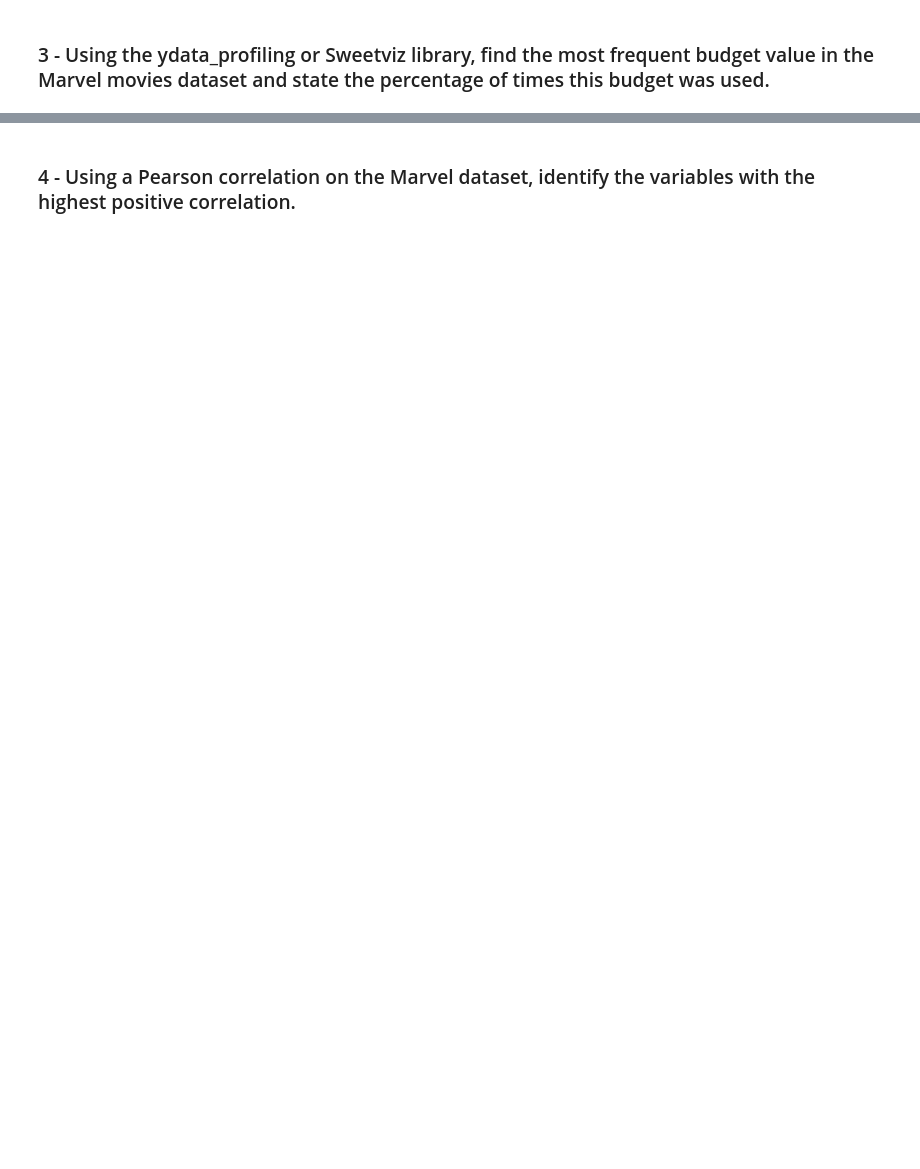
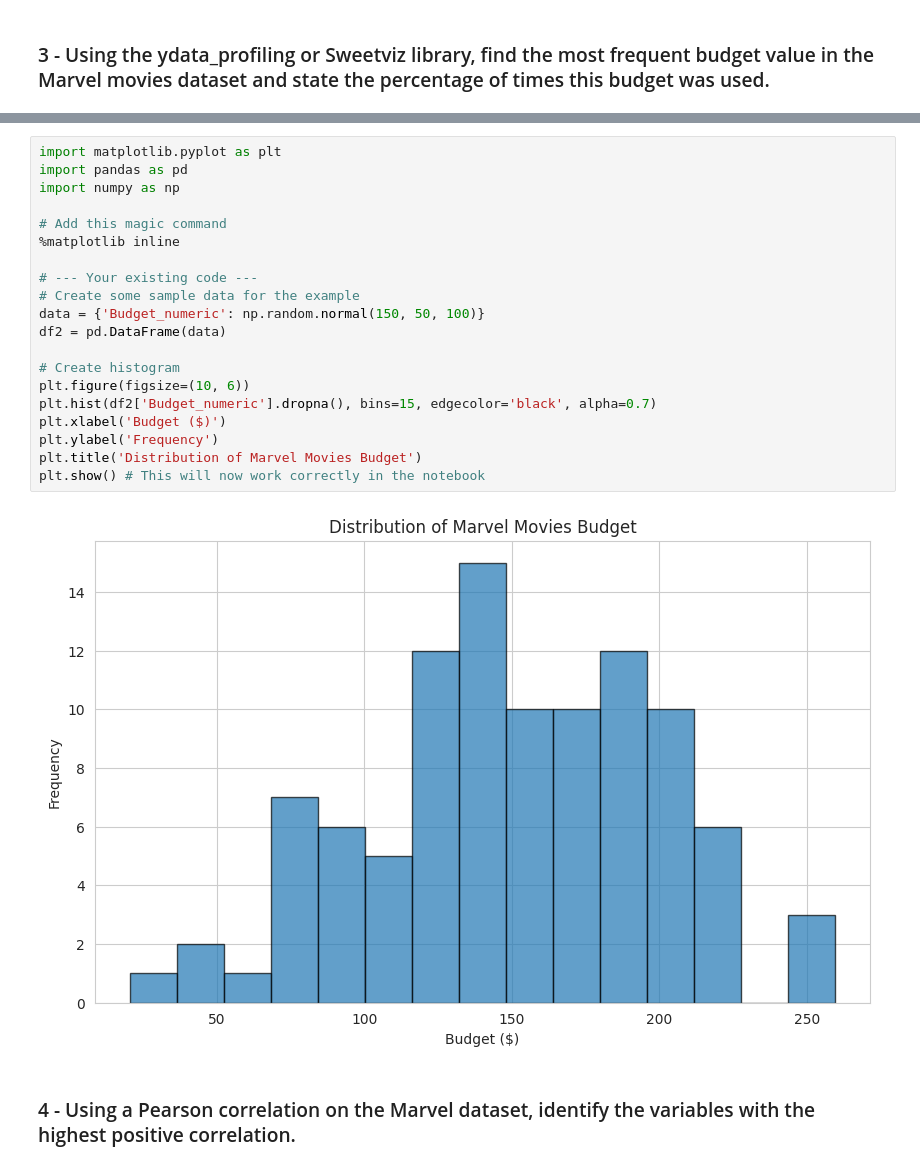
Before and after one commit to tomdkt/intro-to-data-science, a Jupyter notebook: src/week4/03-exercise.ipynb, the cells around one changed output, grey strips where cells are left out. Cells and saved outputs as stored; diff of their text form; blank space fills up the shorter version.

Commit message:
feat: enhance week 4 notebook with MCU dataset profiling and budget analysis

```diff
--- a/src/week4/03-exercise.ipynb
+++ b/src/week4/03-exercise.ipynb
@@ -7,2 +165,24 @@
+# %%
+import matplotlib.pyplot as plt
+import pandas as pd
+import numpy as np
+
+# Add this magic command
+%matplotlib inline
+
+# --- Your existing code ---
+# Create some sample data for the example
+data = {'Budget_numeric': np.random.normal(150, 50, 100)}
+df2 = pd.DataFrame(data)
+
+# Create histogram
+plt.figure(figsize=(10, 6))
+plt.hist(df2['Budget_numeric'].dropna(), bins=15, edgecolor='black', alpha=0.7)
+plt.xlabel('Budget ($)')
+plt.ylabel('Frequency')
+plt.title('Distribution of Marvel Movies Budget')
+plt.show() # This will now work correctly in the notebook
+# %% [output]
+[figure, added]
 # %% [markdown]
 ### 4 - Using a Pearson correlation on the Marvel dataset, identify the variables with the highest positive correlation.
```
Also changed, not shown: parts of 8 cells of this notebook, 3 other files.
